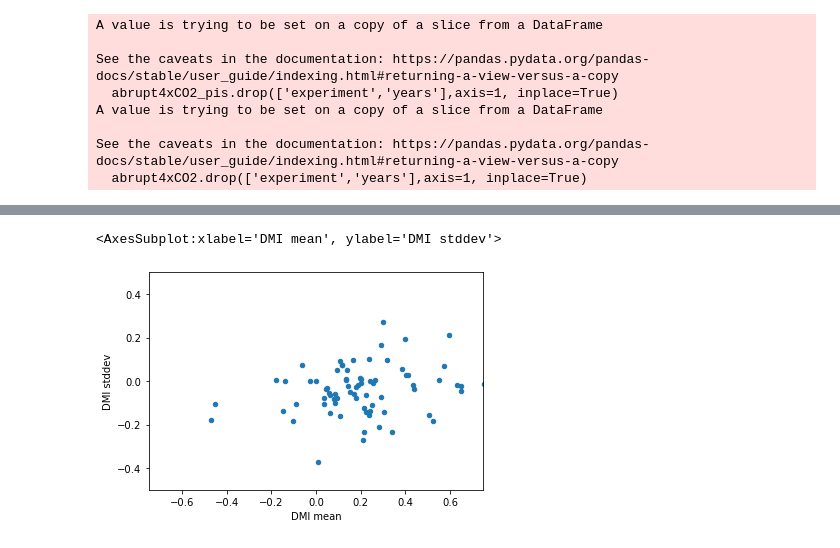
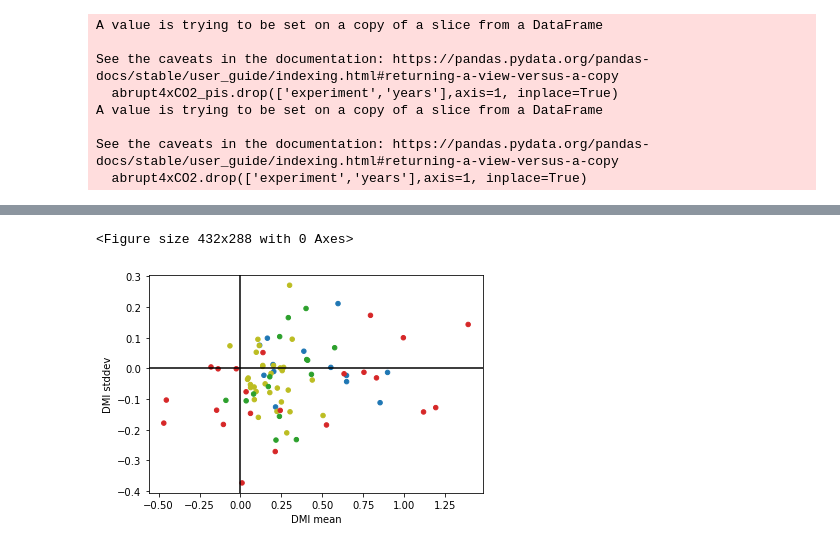
Before and after one commit to pmip4/IndianOceanVariability, a Jupyter notebook: scatterplots.ipynb, the cells around one changed output, grey strips where cells are left out. Saved outputs shown, nothing was run; the diff lists cells and outputs as text; code cells hidden in the pictures.

Commit message:
Finished off some scatterplots

```diff
--- a/scatterplots.ipynb
+++ b/scatterplots.ipynb
@@ -58,12 +76,12 @@ lig127k=all_runs.loc[all_runs['experiment'] == 'lig127k-cal-adj']
 lig127k.set_index('model', inplace = True)
 lig127k_pis=all_pis[all_pis.index.isin(lig127k.index)]
 # drop the experiment and years columns
-lig127k_pis.drop(['experiment','years'],axis=1, inplace=True)
-lig127k.drop(['experiment','years'],axis=1, inplace=True)
+lig127k_pis.drop(columns=['experiment','years'],inplace=True)
+lig127k.drop(columns=['experiment','years'],inplace=True)
 # Create a difference grid
 lig127k_diff=lig127k-lig127k_pis
 lig127k_diff['experiment']='lig127k'
-lig127k_diff['run']=list(range(200,200+np.size(lig127k.index)))
+lig127k_diff['run']=list(range(50,50+np.size(lig127k.index)))
 lig127k_diff.reset_index(inplace=True)
 lig127k_diff.set_index('run',inplace=True)
 # %% [output]
@@ -85,7 +103,7 @@ midHolocene.drop(['experiment','years'],axis=1, inplace=True)
 # Create a difference grid
 midHolocene_diff=midHolocene-midHolocene_pis
 midHolocene_diff['experiment']='midHolocene'
-midHolocene_diff['run']=list(range(300,300+np.size(midHolocene.index)))
+midHolocene_diff['run']=list(range(100,100+np.size(midHolocene.index)))
 midHolocene_diff.reset_index(inplace=True)
 midHolocene_diff.set_index('run',inplace=True)
 # %% [output]
@@ -108,7 +126,7 @@ abrupt4xCO2.drop(['experiment','years'],axis=1, inplace=True)
 abrupt4xCO2_diff=abrupt4xCO2-abrupt4xCO2_pis
 # add back in the experiment name
 abrupt4xCO2_diff['experiment']='abrupt4xCO2'
-abrupt4xCO2_diff['run']=list(range(400,400+np.size(abrupt4xCO2.index)))
+abrupt4xCO2_diff['run']=list(range(150,150+np.size(abrupt4xCO2.index)))
 abrupt4xCO2_diff.reset_index(inplace=True)
 abrupt4xCO2_diff.set_index('run',inplace=True)
 # %% [output]
@@ -145,3 +163,10 @@ abrupt4xCO2_diff
 # %%
 all_diffs=pd.concat([lgm_diff,midHolocene_diff,lig127k_diff,abrupt4xCO2_diff])
 # %%
+# Add some colors to allow for convenient plotting...
+all_diffs['color'] = all_diffs['experiment']
+all_diffs['color'] = all_diffs['color'].map({'lgm':'tab:blue',
+                             'midHolocene':'tab:olive',
+                             'lig127k':'tab:green',
+                             'abrupt4xCO2':'tab:red'},
+                             na_action=None)
@@ -163,7 +173,9 @@ all_diffs=pd.concat([lgm_diff,midHolocene_diff,lig127k_diff,abrupt4xCO2_diff])
 # %%
-#abrupt4xCO2_diff.plot.scatter(x='GMTemp',y='DMI stddev',c='DMI mean',colormap='viridis')
-#all_diffs.plot.scatter(x='DMI mean',y='DMI stddev',c='DMI AnnCycAmp',colormap='viridis',xlim=[-0.75,0.75],ylim=[-0.75,0.75])
-all_diffs.plot.scatter(x='DMI mean',y='DMI stddev',xlim=[-0.75,0.75],ylim=[-0.5,0.5])
+fig = plt.figure()
+dmi_w_mean=all_diffs.plot.scatter(x='DMI mean',y='DMI stddev',c='color')
+dmi_w_mean.axhline(0,color='black')
+dmi_w_mean.axvline(0,color='black')
+fig.savefig('plots/dmi_w_mean.pdf')
 # %% [output]
-<AxesSubplot:xlabel='DMI mean', ylabel='DMI stddev'>
+<Figure size 432x288 with 0 Axes>
-[figure, old version]
+[figure, new version]
```
Also changed, not shown: parts of 11 cells of this notebook, 8 other files.
